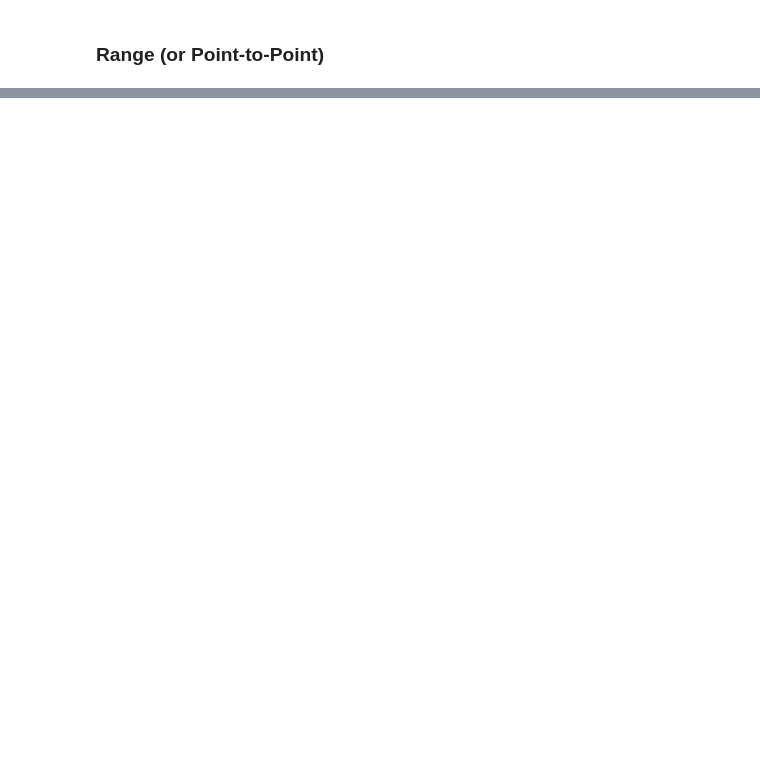
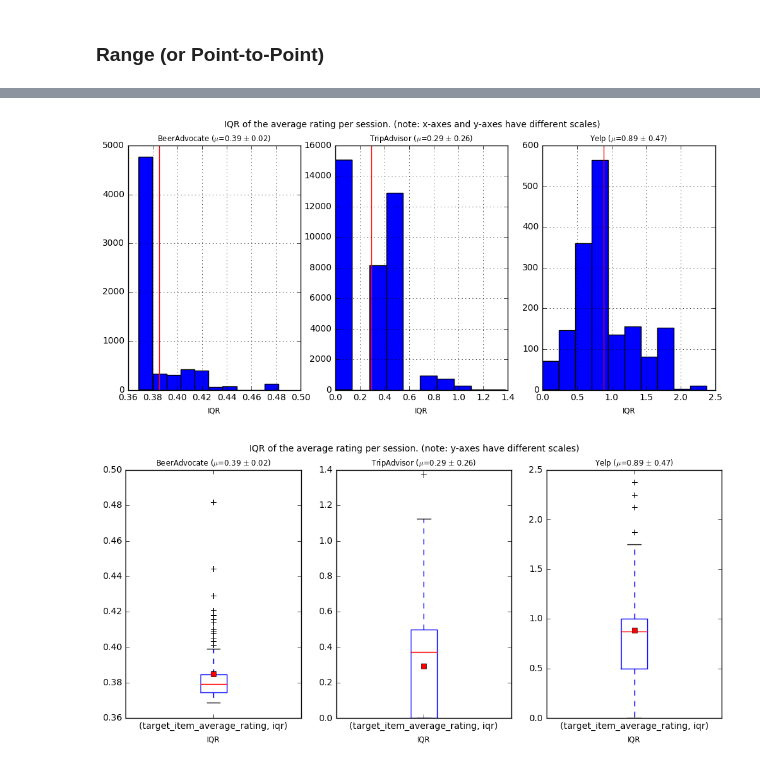
Before and after one commit to micaleel/explanations, a Jupyter notebook: notebooks/competitiveness.ipynb, the cells around one changed output, grey strips where cells are left out. Cells and saved outputs as stored; diff of their text form; code cells hidden in the pictures; blank space fills up the shorter version.

```diff
--- a/notebooks/competitiveness.ipynb
+++ b/notebooks/competitiveness.ipynb
@@ -186,0 +159,12 @@ plot(
+# %%
+plot_hist(
+    col_to_plot=('target_item_average_rating', 'iqr'),
+    xlabel='IQR'
+)
+plot_box(
+    col_to_plot=('target_item_average_rating', 'iqr'),
+    xlabel='IQR'
+)
+# %% [output]
+[figure, added]
+[figure, added]
```
Also changed, not shown: parts of 11 cells of this notebook.
